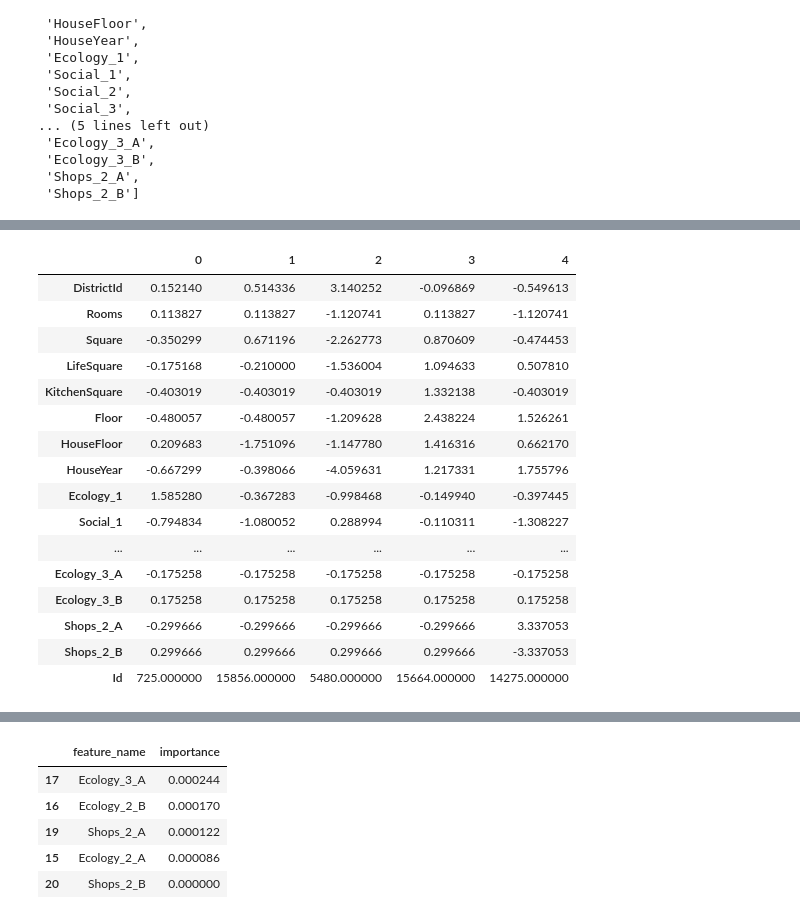
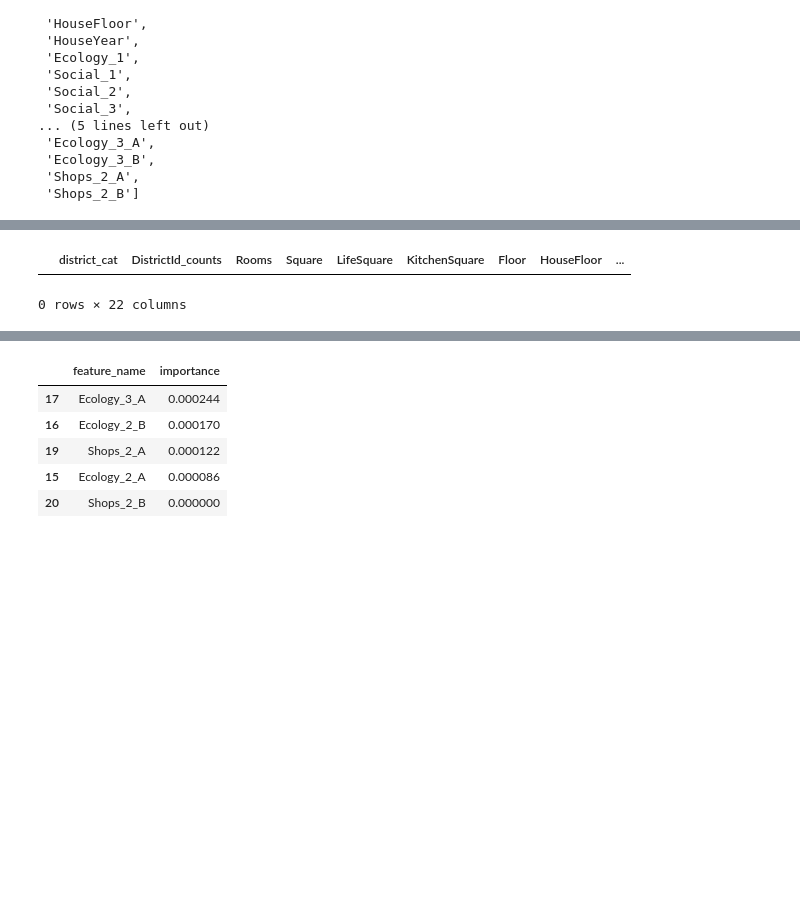
Before and after one commit to albul-k/gb_python_data_science_libs, a Jupyter notebook: course_work_train.ipynb, the cells around one changed output, grey strips where cells are left out. Cells and saved outputs as stored; diff of their text form; code cells hidden in the pictures; blank space fills up the shorter version.

```diff
--- a/course_work_train.ipynb
+++ b/course_work_train.ipynb
@@ -139,13 +164,11 @@ df = pd.read_csv(DATASET_PATH)
 df = reduce_mem_usage(df)
 
 pipe.fit(df)
-df = pipe.transform_0(df)
-df = pipe.transform_1(df)
+df = pipe.transform(df)
 
 X_final = pd.read_csv(TEST_DATASET_PATH)
 X_final = reduce_mem_usage(X_final)
-pipe.fit(X_final)
-X_final = pipe.transform_0(X_final)
+X_final = pipe.transform(X_final)
 # %% [output]
 Memory usage of dataframe is 1.53 MB
 Memory usage after optimization is: 0.49 MB
@@ -196,6 +219,6 @@ df.describe().T
 # %%
-feature_names = ['DistrictId', 'Rooms', 'Square', 'LifeSquare', 'KitchenSquare', 'Floor', 'HouseFloor', 'HouseYear',
-                 'Ecology_1', 'Social_1', 'Social_2', 'Social_3', 'Healthcare_1', 'Helthcare_2', 'Shops_1',
+feature_names = ['district_cat', 'DistrictId_counts', 'Rooms', 'Square', 'LifeSquare', 'KitchenSquare', 'Floor', 'HouseFloor', 'HouseYear',
+                 'Ecology_1', 'Social_1', 'Social_2', 'Social_3', 'Helthcare_2', 'Shops_1',
                  'Ecology_2_A', 'Ecology_2_B', 'Ecology_3_A', 'Ecology_3_B', 'Shops_2_A', 'Shops_2_B']
 
 target_name = 'Price'
@@ -314,24 +337,9 @@ df.head().T
 # %%
-X_final[feature_names_for_stand] = pd.DataFrame(stand_features_1, columns=feature_names_for_stand)
-X_final.head().T
+#X_final[feature_names_for_stand] = pd.DataFrame(stand_features_1, columns=feature_names_for_stand)
+X_final[X_final['DistrictId_counts'].isna()]
 # %% [output]
-|  | 0 | 1 | 2 | 3 | 4 |
-| DistrictId | 0.152140 | 0.514336 | 3.140252 | -0.096869 | -0.549613 |
-| Rooms | 0.113827 | 0.113827 | -1.120741 | 0.113827 | -1.120741 |
-| Square | -0.350299 | 0.671196 | -2.262773 | 0.870609 | -0.474453 |
-| LifeSquare | -0.175168 | -0.210000 | -1.536004 | 1.094633 | 0.507810 |
-| KitchenSquare | -0.403019 | -0.403019 | -0.403019 | 1.332138 | -0.403019 |
-| Floor | -0.480057 | -0.480057 | -1.209628 | 2.438224 | 1.526261 |
-| HouseFloor | 0.209683 | -1.751096 | -1.147780 | 1.416316 | 0.662170 |
-| HouseYear | -0.667299 | -0.398066 | -4.059631 | 1.217331 | 1.755796 |
-| Ecology_1 | 1.585280 | -0.367283 | -0.998468 | -0.149940 | -0.397445 |
-| Social_1 | -0.794834 | -1.080052 | 0.288994 | -0.110311 | -1.308227 |
-| ... | ... | ... | ... | ... | ... |
-| Ecology_3_A | -0.175258 | -0.175258 | -0.175258 | -0.175258 | -0.175258 |
-| Ecology_3_B | 0.175258 | 0.175258 | 0.175258 | 0.175258 | 0.175258 |
-| Shops_2_A | -0.299666 | -0.299666 | -0.299666 | -0.299666 | 3.337053 |
-| Shops_2_B | 0.299666 | 0.299666 | 0.299666 | 0.299666 | -3.337053 |
-| Id | 725.000000 | 15856.000000 | 5480.000000 | 15664.000000 | 14275.000000 |
+|  | district_cat | DistrictId_counts | Rooms | Square | LifeSquare | KitchenSquare | Floor | HouseFloor | ... |
+0 rows × 22 columns
 # %%
 X = df[feature_names]
 y = df[target_name]
```
Also changed, not shown: parts of 17 cells of this notebook, 8 other files.
